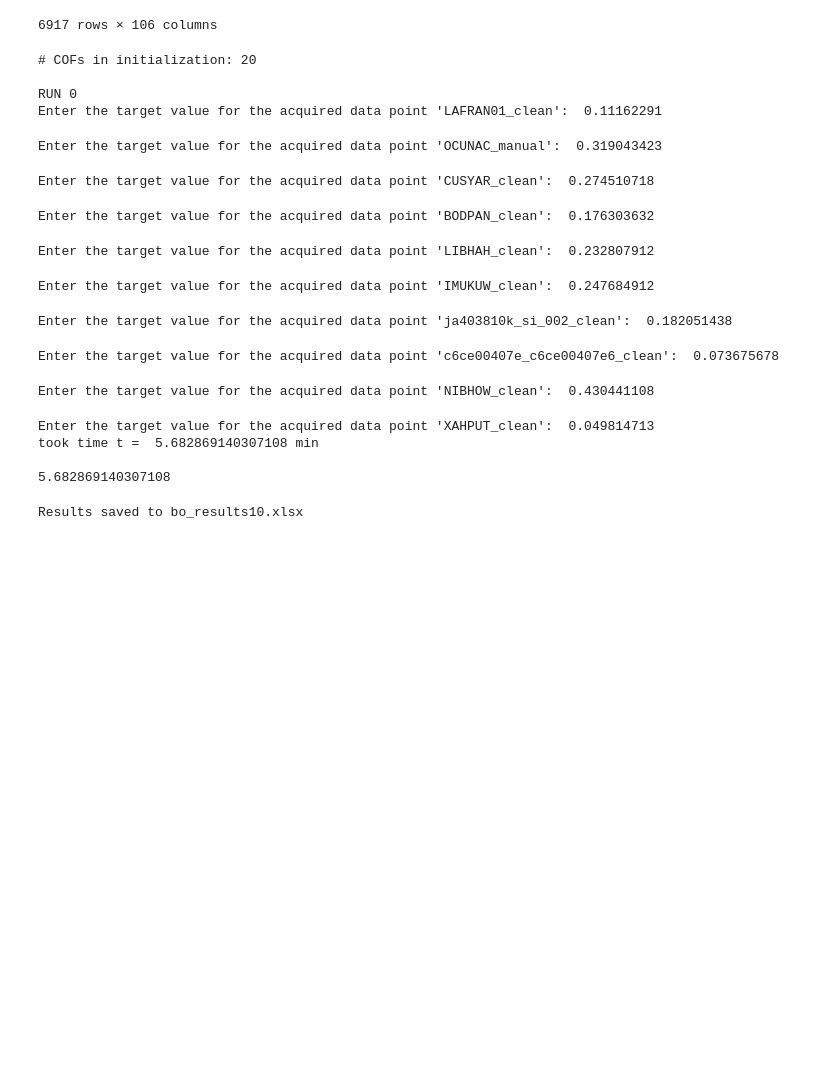
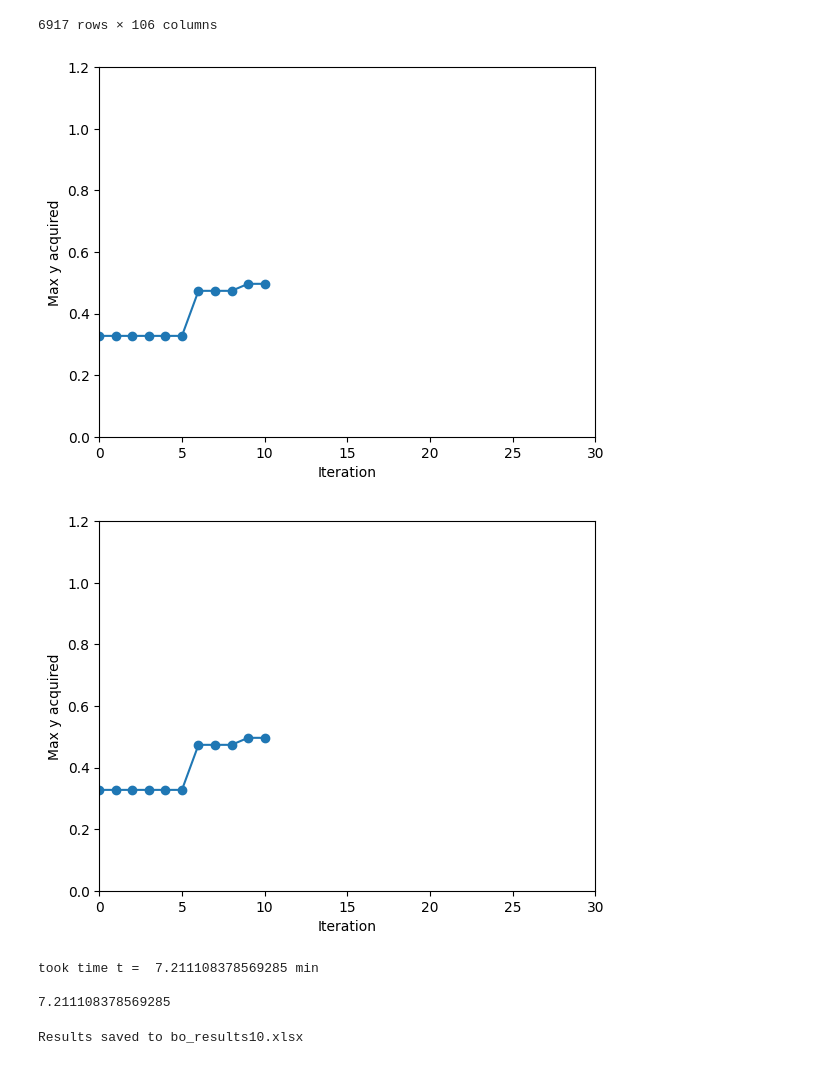
Before and after one commit to satyamkmr22/Bayes_Optm_final, a Jupyter notebook: Bo_run_rfr.ipynb, the cells around one changed output. Saved outputs shown, nothing was run; the diff lists cells and outputs as text; code cells hidden in the pictures; blank space fills up the shorter version.

Commit message:
dynamic plotting of y_max found so far

```diff
--- a/Bo_run_rfr.ipynb
+++ b/Bo_run_rfr.ipynb
@@ -142,6 +144,8 @@ from gpytorch.mlls import ExactMarginalLogLikelihood
 import pickle
 import time
 import pandas as pd
+import matplotlib.pyplot as plt
+from IPython.display import display, clear_output
 
 def dynamic_beta(iteration, beta0=0.05, rate=0.1):
     """
@@ -164,6 +168,18 @@ def bo_run(X_labelled, y_labelled, X_unlabelled, unlabelled_indices, unlabelled_
 
     # Initialize acquired y
     y_acquired = y_labelled[ids_acquired_labelled]
+
+    # Initialize plot
+    plt.ion()
+    fig, ax = plt.subplots()
+    max_y_acquired = [y_acquired.max()]
+    line, = ax.plot(range(len(max_y_acquired)), max_y_acquired, marker='o')
+
+    ax.set_xlim(0, nb_iterations)
+    ax.set_ylim(0, 1.2 * max(y_acquired.max(), 1))  # Adjust the y-axis limit based on the data
+    ax.set_xlabel('Iteration')
+    ax.set_ylabel('Max y acquired')
+    display(fig)
 
     for i in range(nb_COFs_initialization, nb_iterations):
         print("iteration:", i, end="\r")
@@ -229,9 +245,20 @@ def bo_run(X_labelled, y_labelled, X_unlabelled, unlabelled_indices, unlabelled_
         unlabelled_indices = np.delete(unlabelled_indices, id_max_acquisition)
         unlabelled_names = np.delete(unlabelled_names, id_max_acquisition)
 
+        # Update the plot
+        max_y_acquired.append(y_acquired.max())
+        line.set_xdata(range(len(max_y_acquired)))
+        line.set_ydata(max_y_acquired)
+        ax.set_ylim(0, 1.2 * max(y_acquired.max(), 1))  # Adjust the y-axis limit based on the new data
+        clear_output(wait=True)
+        display(fig)
+
         if verbose:
             print("\tacquired COF", data_object_name, "with user-provided y =", user_target_value)
             print("\tbest y acquired:", y_acquired.max())
+
+    plt.ioff()
+    plt.show()
 
     return ids_acquired_unlabelled, explore_exploit_balance
 
@@ -261,49 +288,38 @@ for nb_COFs_initialization in nb_COFs_initializations[which_acquisition]:
         total_info_cleaned['MOF'] = names
 
         # Sample 20 data points for X_labelled and drop the 'MOF' column
         X_labelled = total_info_cleaned.sample(n=20, replace=False)
         y_labelled = X_labelled['COP_R'].values
         X_labelled = X_labelled.drop(columns=['MOF', 'COP_R'])
 
         # Create X_unlabelled with the remaining data objects and drop 'MOF' and 'COP_R' columns
         unlabelled_data = total_info_cleaned.drop(X_labelled.index)
         unlabelled_indices = unlabelled_data.index
         unlabelled_names = unlabelled_data['MOF'].values
         X_unlabelled = unlabelled_data.drop(columns=['MOF', 'COP_R'])
 
         # Convert to numpy arrays
         X_labelled = X_labelled.values
         X_unlabelled = X_unlabelled.values
         ids_acquired, explore_exploit_balance = bo_run(X_labelled, y_labelled, X_unlabelled, unlabelled_indices, unlabelled_names, nb_iterations, nb_COFs_initialization, which_acquisition, store_explore_exploit_terms=store_explore_exploit_terms)
 
         bo_res['ids_acquired'].append(ids_acquired)
         bo_res['explore_exploit_balance'].append(explore_exploit_balance)
         time1 += ((time.time() - t0) / 60)
         print("took time t = ", (time.time() - t0) / 60, "min\n")
 
     with open('bo_results_' + which_acquisition + "_initiate_with_{0}".format(nb_COFs_initialization) + '.pkl', 'wb') as file:
         pickle.dump(bo_res, file)
 
 with open('bo_results_nb_COF_initializations.pkl', 'wb') as file:
     pickle.dump(nb_COFs_initializations, file)
 print(time1)
 # %% [output]
+[figure, added]
+[figure, added]
-# COFs in initialization: 20
+took time t =  7.211108378569285 min
 
-RUN 0
-Enter the target value for the acquired data point 'LAFRAN01_clean':  0.11162291
+7.211108378569285
-Enter the target value for the acquired data point 'OCUNAC_manual':  0.319043423
-Enter the target value for the acquired data point 'CUSYAR_clean':  0.274510718
-Enter the target value for the acquired data point 'BODPAN_clean':  0.176303632
-Enter the target value for the acquired data point 'LIBHAH_clean':  0.232807912
-Enter the target value for the acquired data point 'IMUKUW_clean':  0.247684912
-Enter the target value for the acquired data point 'ja403810k_si_002_clean':  0.182051438
-Enter the target value for the acquired data point 'c6ce00407e_c6ce00407e6_clean':  0.073675678
-Enter the target value for the acquired data point 'NIBHOW_clean':  0.430441108
-Enter the target value for the acquired data point 'XAHPUT_clean':  0.049814713
-took time t =  5.682869140307108 min
-
-5.682869140307108
 # %%
 # Save results to Excel
 # Create a new workbook and add a sheet
```
Also changed, not shown: parts of 2 cells of this notebook, 2 other files.
